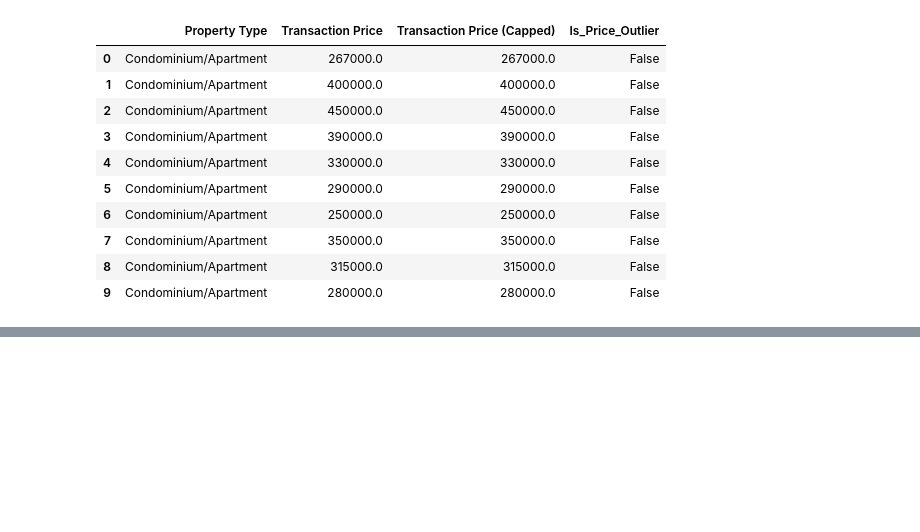
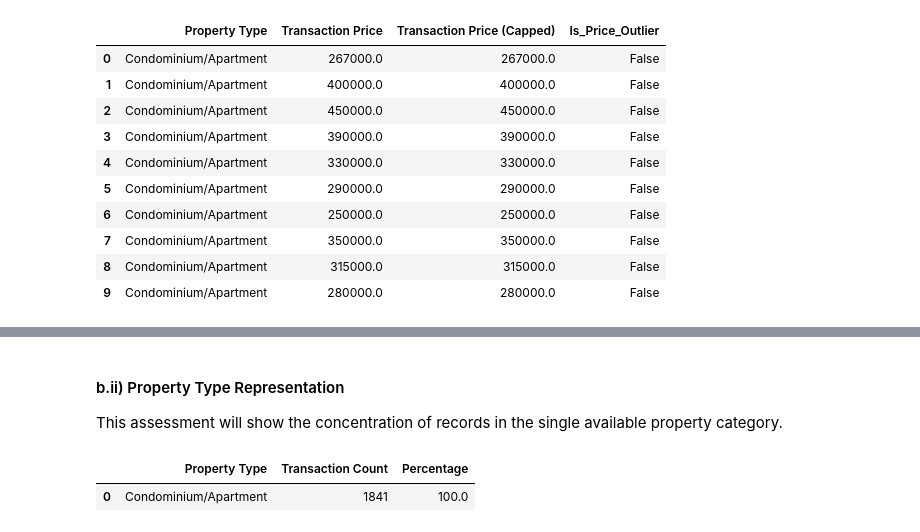
Before and after one commit to A211206/PropWise-de, a Jupyter notebook: notebooks/01_PropWise_DataProfiling.ipynb, the cells around one changed output, grey strips where cells are left out. Drawn from its saved outputs; the diff is of its cells as text; code cells hidden in the pictures; blank space fills up the shorter version.

```diff
--- a/notebooks/01_PropWise_DataProfiling.ipynb
+++ b/notebooks/01_PropWise_DataProfiling.ipynb
@@ -700,0 +914,26 @@ The before-and-after comparison summarises the changes made and the remaining da
+# %% [markdown]
+#### b.ii) Property Type Representation
+This assessment will show the concentration of records in the single available property category.
+# %%
+# Analyse property-type representation
+
+property_distribution = (
+    df_clean["Property Type"]
+    .value_counts()
+    .reset_index()
+)
+
+property_distribution.columns = [
+    "Property Type",
+    "Transaction Count"
+]
+
+property_distribution["Percentage"] = (
+    property_distribution["Transaction Count"]
+    / len(df_clean) * 100
+).round(2)
+
+display(property_distribution)
+# %% [output]
+|  | Property Type | Transaction Count | Percentage |
+| 0 | Condominium/Apartment | 1841 | 100.0 |
```
Also changed, not shown: parts of 22 cells of this notebook, 1 other file.
